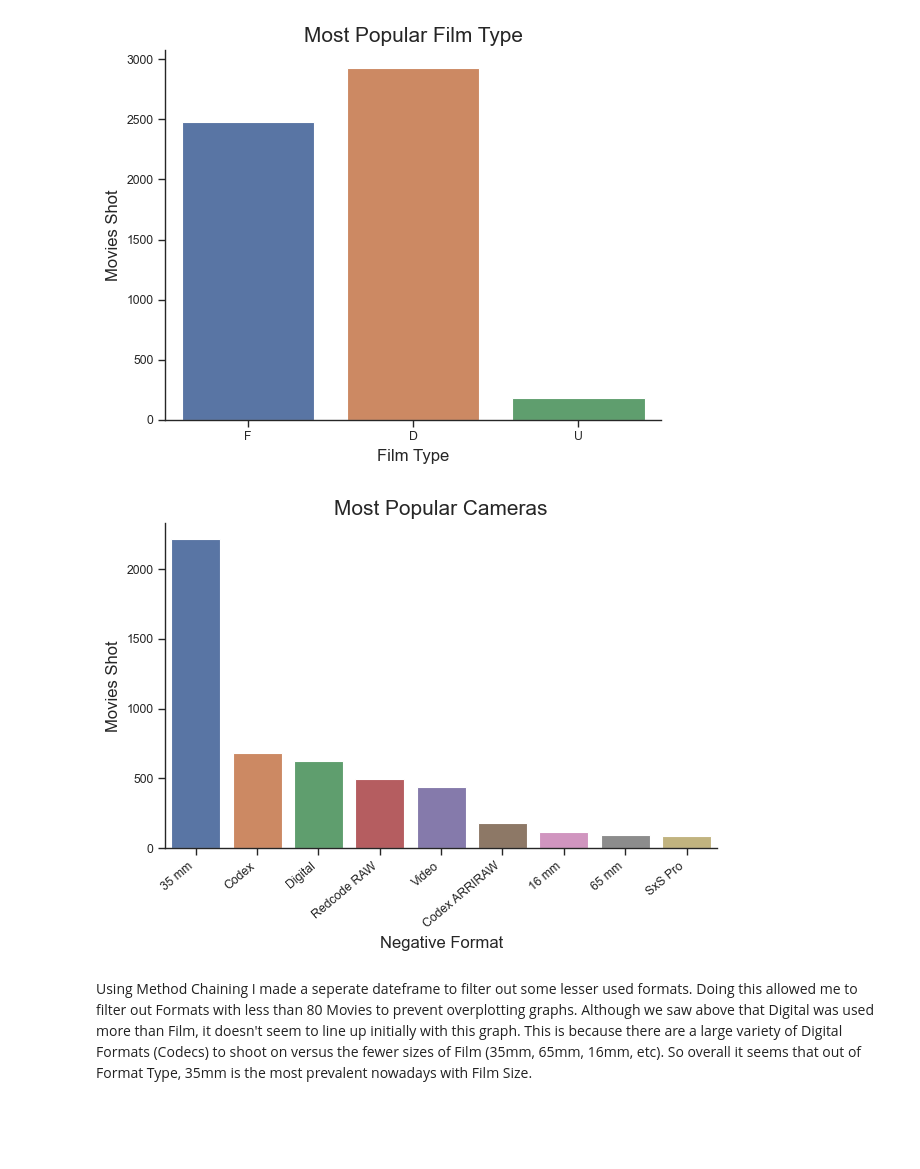
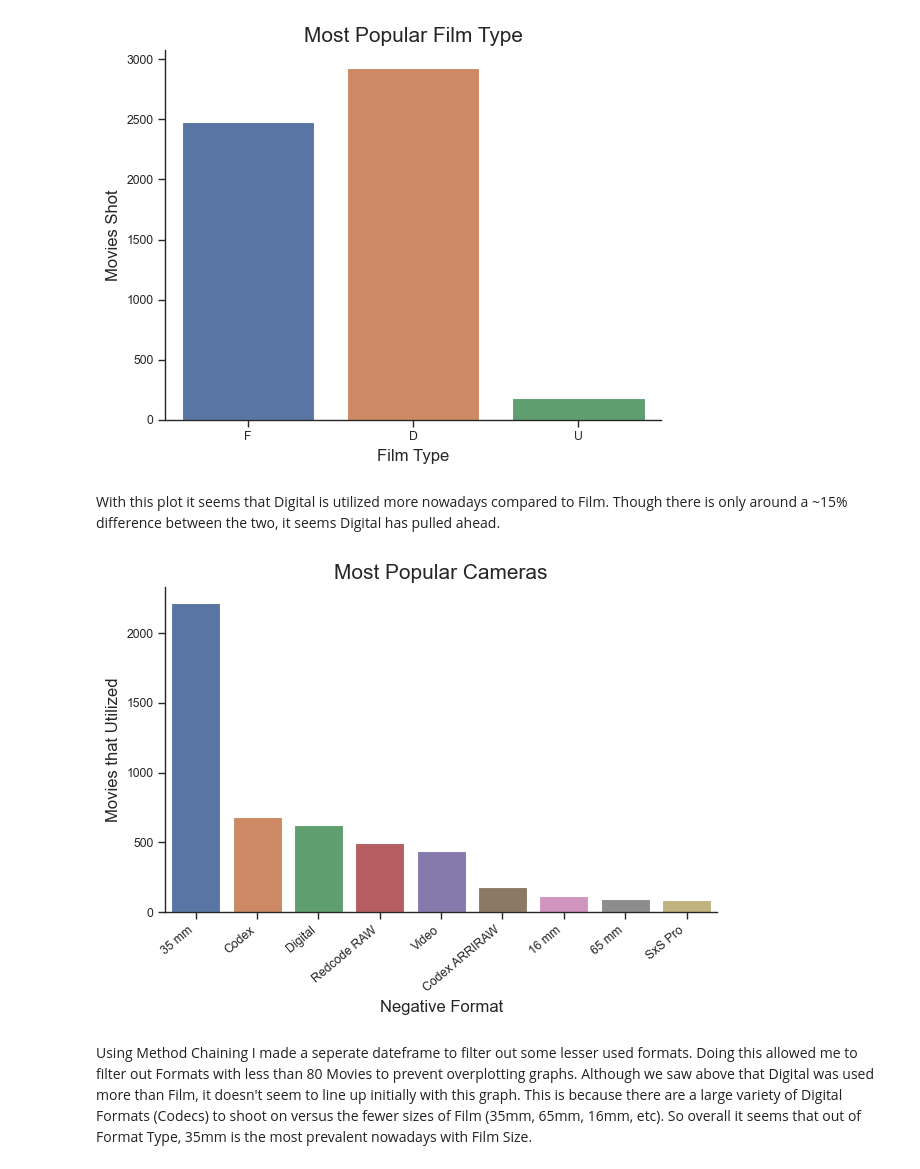
Before and after one commit to ubco-W2022T1-cosc301/project-group16, a Jupyter notebook: notebooks/analysis1.ipynb, the cells around one changed output. Cells and saved outputs as stored; diff of their text form; code cells hidden in the pictures; blank space fills up the shorter version.

```diff
--- a/notebooks/analysis1.ipynb
+++ b/notebooks/analysis1.ipynb
@@ -104,19 +102,21 @@ plt.title("Most Popular Film Type", size=15)
 plt.show()
 # %% [output]
 [figure]
+# %% [markdown]
+With this plot it seems that Digital is utilized more nowadays compared to Film. Though there is only around a ~15% difference between the two, it seems Digital has pulled ahead.
 # %%
 df_p = get_popular_formats(df_clean) # Calling Function to Filter Overplotted Data
 
 # Plotting the Graph
 bx = sns.barplot(df_p, x="negative_format", y="count")
 bx.set_xticklabels(bx.get_xticklabels(), rotation=40, ha="right")
 plt.xlabel("Negative Format", size=12)
-plt.ylabel("Movies Shot", size=12)
+plt.ylabel("Movies that Utilized", size=12)
 plt.title("Most Popular Cameras", size=15)
 plt.tight_layout()
 plt.show()
 # %% [output]
-[figure, old version]
+[figure, new version]
 # %% [markdown]
 Using Method Chaining I made a seperate dateframe to filter out some lesser used formats.
 Doing this allowed me to filter out Formats with less than 80 Movies to prevent overplotting graphs.
```
Also changed, not shown: parts of 14 cells of this notebook, 2 other files.
